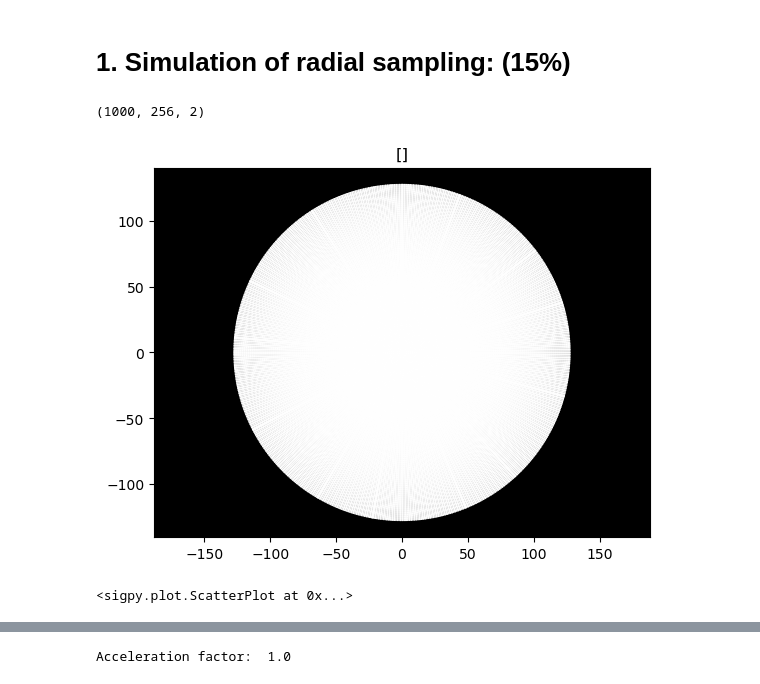
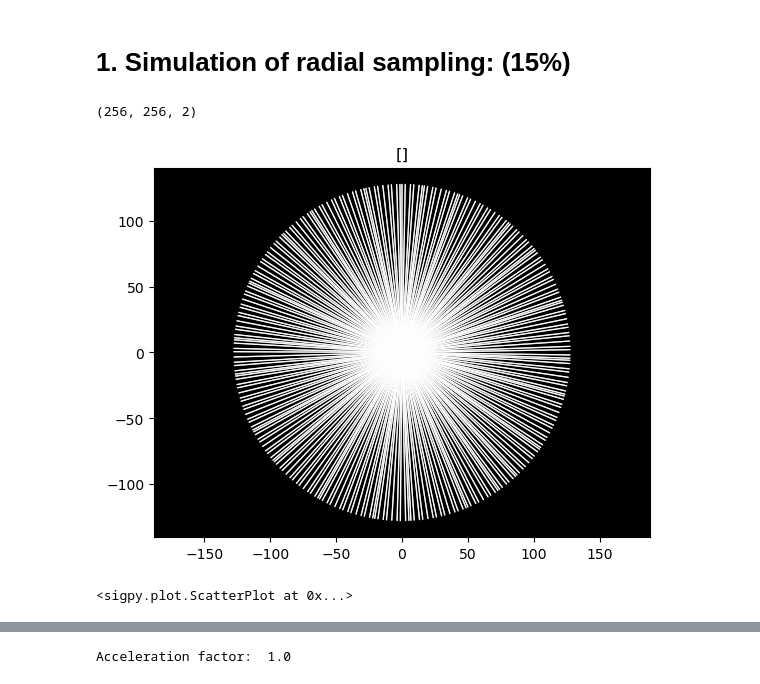
Before and after one commit to lassestahnke/HL2027_recon, a Jupyter notebook: HL2027_project_1.ipynb, the cells around one changed output, grey strips where cells are left out. Cells and saved outputs as stored; diff of their text form; code cells hidden in the pictures.

```diff
--- a/HL2027_project_1.ipynb
+++ b/HL2027_project_1.ipynb
@@ -30,14 +29,14 @@ plt.show()
 # %% [markdown]
 # 1. Simulation of radial sampling: (15%)
 # %%
-spikes = 1000
+spikes = 256
 coord = sp.mri.radial([spikes,256,2],[256,256])
 print(coord.shape)
 
 sp.plot.ScatterPlot(coord)
 # %% [output]
-(1000, 256, 2)
+(256, 256, 2)
-[figure, old version]
+[figure, new version]
 <sigpy.plot.ScatterPlot at 0x...>
 # %%
 #new_fft = np.zeros_like(fft_t1_slice)
```
Also changed, not shown: parts of 2 cells of this notebook.
